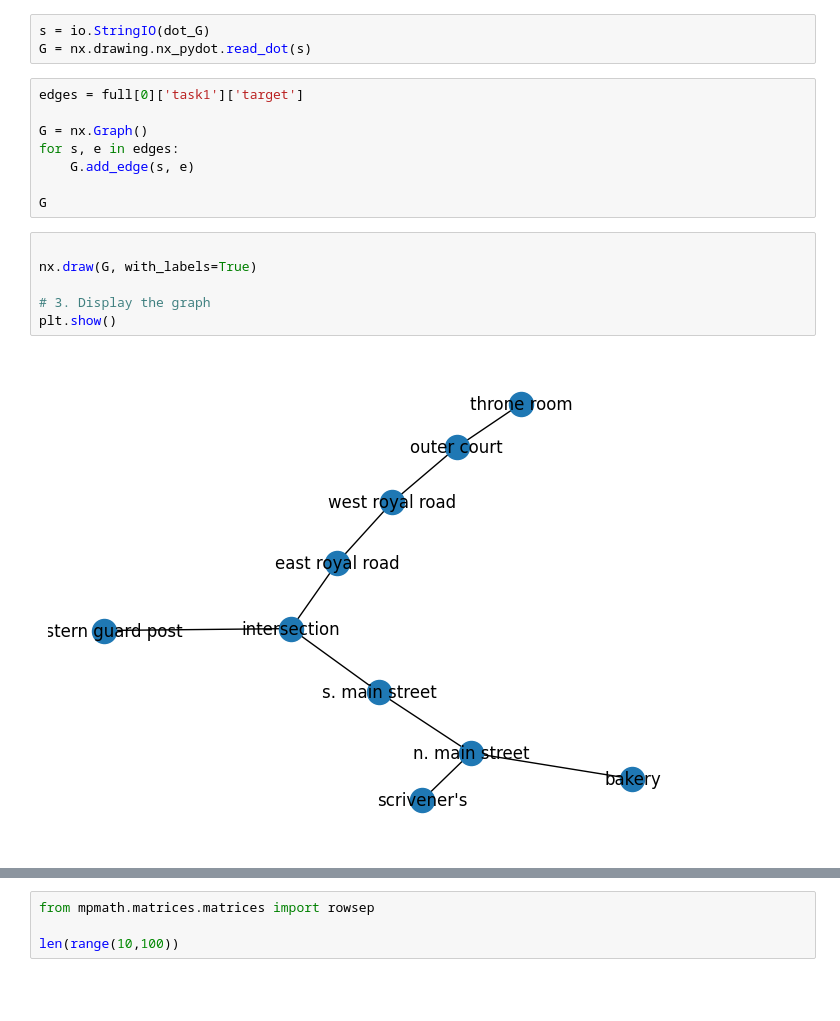
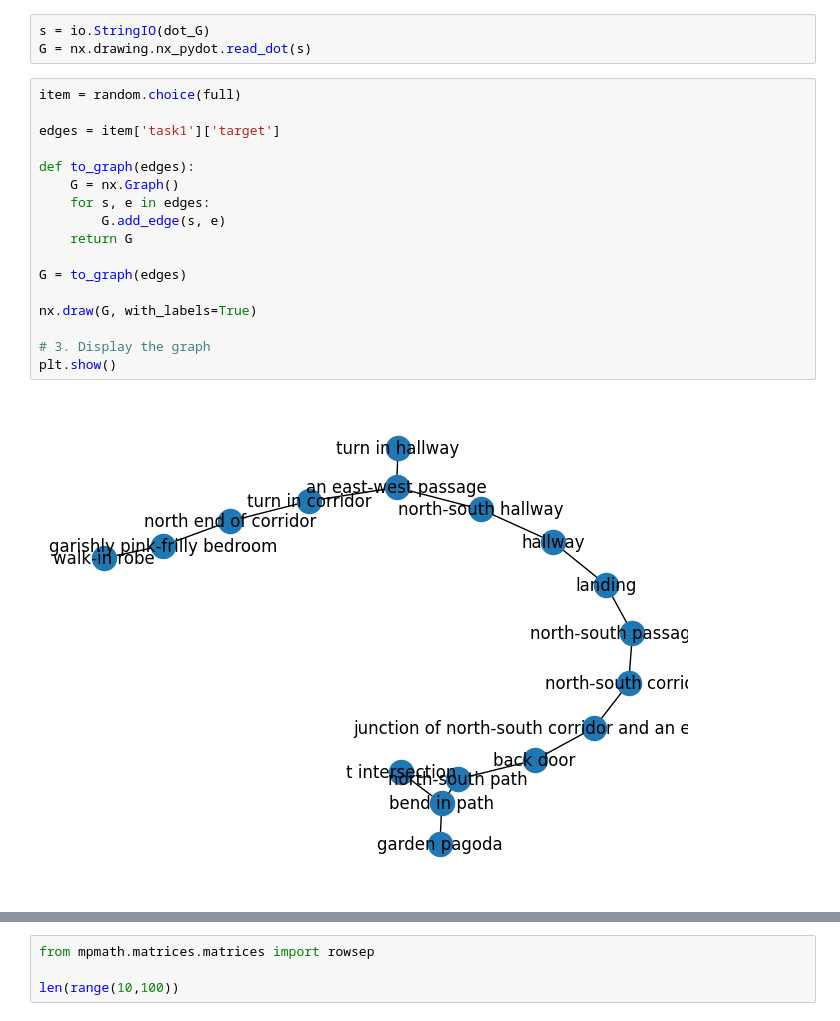
Before and after one commit to felixludos/ludwig, a Jupyter notebook: notebooks/scratch.ipynb, the cells around one changed output, grey strips where cells are left out. Cells and saved outputs as stored; diff of their text form; blank space fills up the shorter version.

```diff
--- a/notebooks/scratch.ipynb
+++ b/notebooks/scratch.ipynb
@@ -95,19 +98,22 @@ import matplotlib.pyplot as plt
 # %%
 s = io.StringIO(dot_G)
 G = nx.drawing.nx_pydot.read_dot(s)
-# %%
-edges = full[0]['task1']['target']
-
-G = nx.Graph()
-for s, e in edges:
-	G.add_edge(s, e)
-
-G
-# %%
-
-nx.draw(G, with_labels=True)
-
-# 3. Display the graph
-plt.show()
-# %% [output]
-[figure, removed]
+# %%
+item = random.choice(full)
+
+edges = item['task1']['target']
+
+def to_graph(edges):
+	G = nx.Graph()
+	for s, e in edges:
+		G.add_edge(s, e)
+	return G
+
+G = to_graph(edges)
+
+nx.draw(G, with_labels=True)
+
+# 3. Display the graph
+plt.show()
+# %% [output]
+[figure, added]
```
Also changed, not shown: parts of 4 cells of this notebook, 8 other files.
